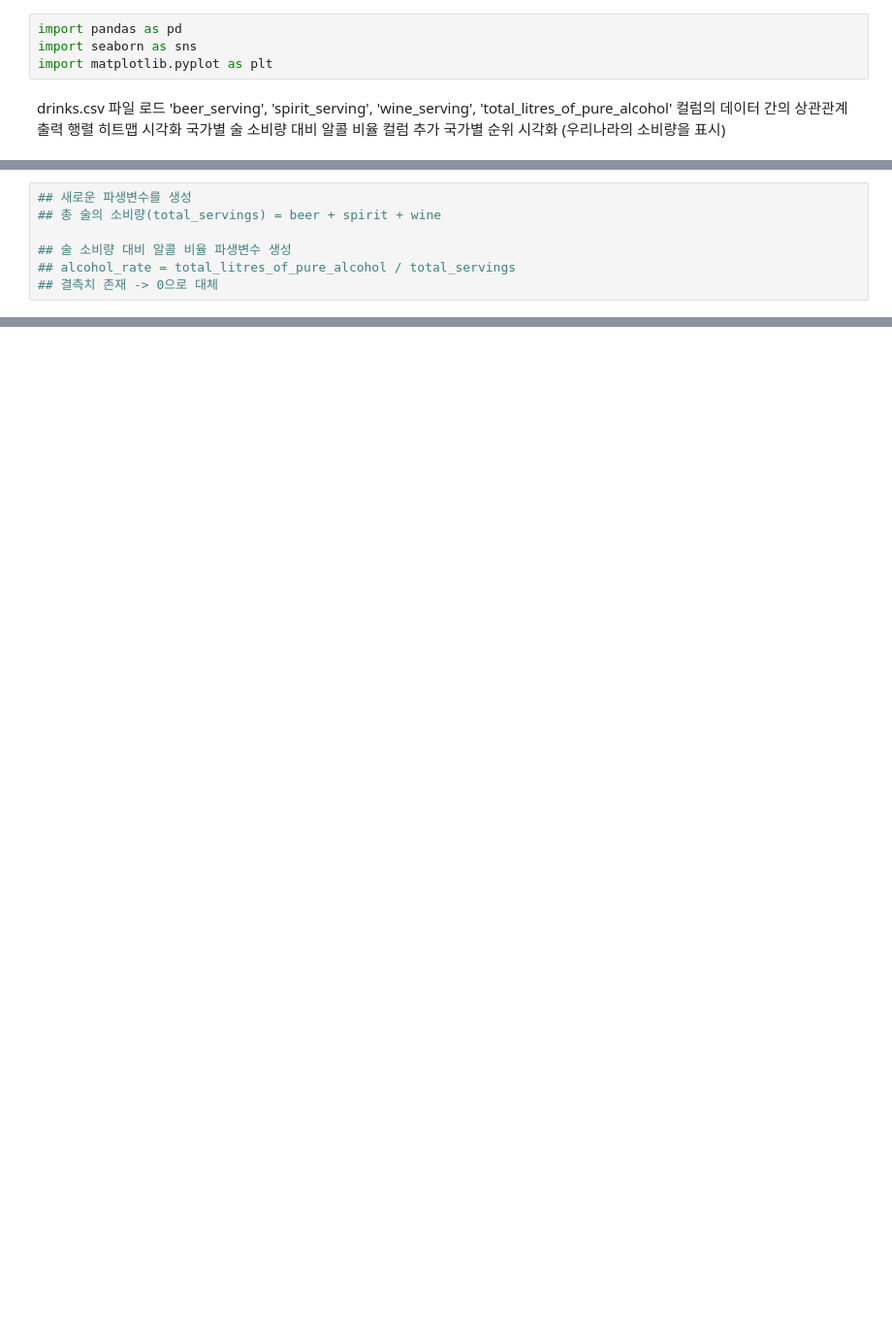
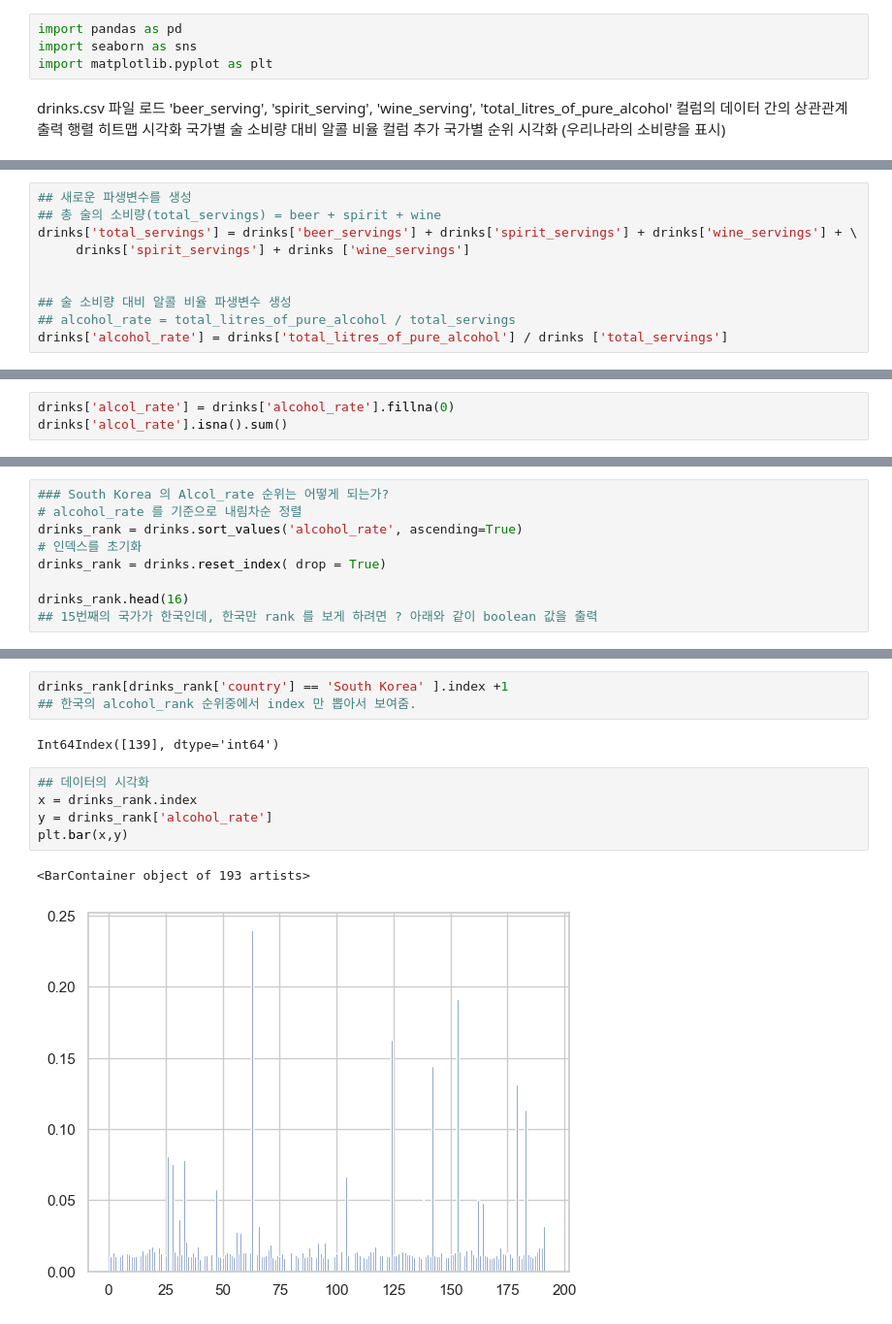
Before and after one commit to iankim66/phyton, a Jupyter notebook: 230128/15_seaborn.ipynb, the cells around one changed output, grey strips where cells are left out. Shown at 97% size. Saved outputs shown, nothing was run; the diff lists cells and outputs as text; blank space fills up the shorter version.

```diff
--- a/230128/15_seaborn.ipynb
+++ b/230128/15_seaborn.ipynb
@@ -59,7 +90,10 @@ plt.show()
 # %%
 ## 새로운 파생변수를 생성
 ## 총 술의 소비량(total_servings) = beer + spirit + wine
+drinks['total_servings'] = drinks['beer_servings'] + drinks['spirit_servings'] + drinks['wine_servings'] + \
+     drinks['spirit_servings'] + drinks ['wine_servings']
+
 
 ## 술 소비량 대비 알콜 비율 파생변수 생성
 ## alcohol_rate = total_litres_of_pure_alcohol / total_servings
-## 결측치 존재 -> 0으로 대체
+drinks['alcohol_rate'] = drinks['total_litres_of_pure_alcohol'] / drinks ['total_servings']
@@ -65,0 +120,3 @@ plt.show()
+# %%
+drinks['alcol_rate'] = drinks['alcohol_rate'].fillna(0)
+drinks['alcol_rate'].isna().sum()
@@ -65,0 +125,9 @@ plt.show()
+# %%
+### South Korea 의 Alcol_rate 순위는 어떻게 되는가?
+# alcohol_rate 를 기준으로 내림차순 정렬
+drinks_rank = drinks.sort_values('alcohol_rate', ascending=True)
+# 인덱스를 초기화
+drinks_rank = drinks.reset_index( drop = True)
+
+drinks_rank.head(16)
+## 15번째의 국가가 한국인데, 한국만 rank 를 보게 하려면 ? 아래와 같이 boolean 값을 출력
@@ -65,0 +152,13 @@ plt.show()
+# %%
+drinks_rank[drinks_rank['country'] == 'South Korea' ].index +1
+## 한국의 alcohol_rank 순위중에서 index 만 뽑아서 보여줌.
+# %% [output]
+Int64Index([139], dtype='int64')
+# %%
+## 데이터의 시각화
+x = drinks_rank.index
+y = drinks_rank['alcohol_rate']
+plt.bar(x,y)
+# %% [output]
+<BarContainer object of 193 artists>
+[figure, added]
```
Also changed, not shown: parts of 13 cells of this notebook, 2 other files.
